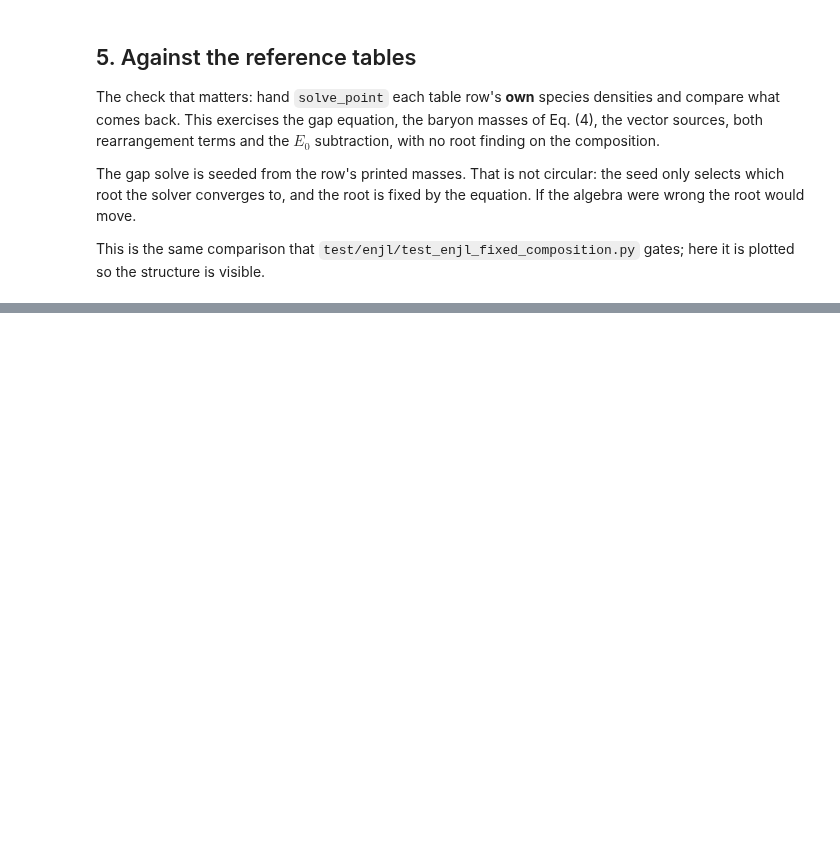
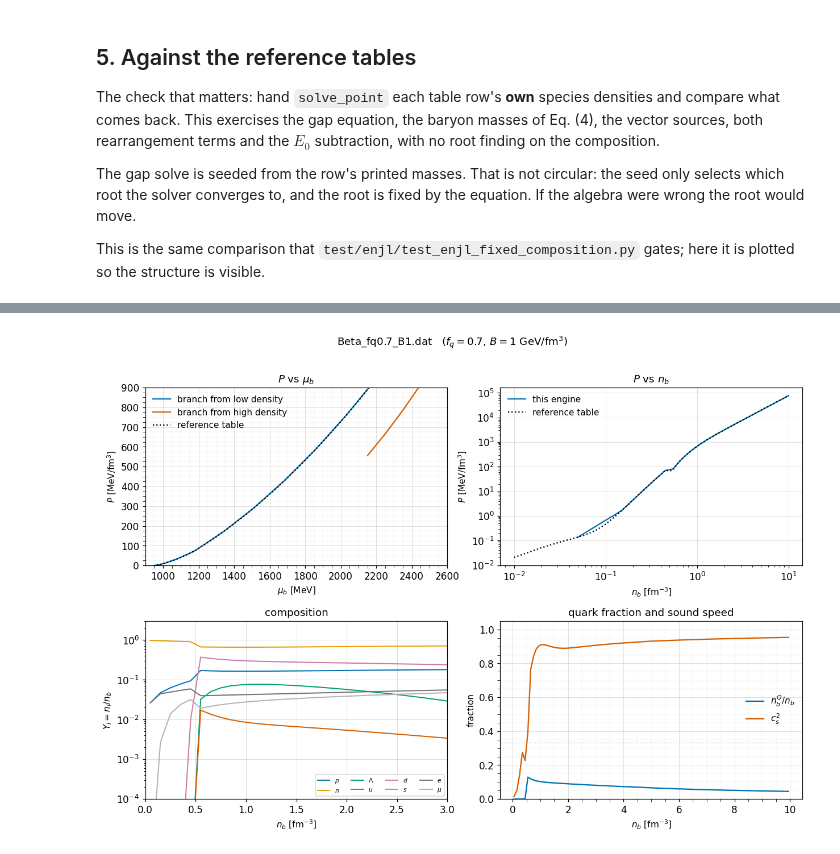
Before and after one commit to guerrinimirco/eos, a Jupyter notebook: notebooks/ENJL_usage.ipynb, the cells around one changed output, grey strips where cells are left out. Drawn from its saved outputs; the diff is of its cells as text; code cells hidden in the pictures; blank space fills up the shorter version.

```diff
--- a/notebooks/ENJL_usage.ipynb
+++ b/notebooks/ENJL_usage.ipynb
@@ -510,0 +555,58 @@ notebook completed
+# %%
+fig, axes = plt.subplots(2, 2, figsize=(11.5, 8.0))
+
+# --- P vs mu_b: the variables a Maxwell construction lives in
+ax = axes[0, 0]
+ax.plot(up["mu_b"], up["P"], color=OKAB_CAT[0], label="branch from low density")
+ax.plot(down["mu_b"], down["P"], color=OKAB_CAT[3],
+        label="branch from high density")
+ax.plot(mu_b_case[ok_case], col_case["P"][ok_case], "k:", lw=1.5,
+        label="reference table")
+ax.set_xlabel(r"$\mu_b$ [MeV]")
+ax.set_ylabel(r"$P$ [MeV/fm$^3$]")
+ax.set_xlim(900, 2600)
+ax.set_ylim(0, 900)
+ax.set_title(r"$P$ vs $\mu_b$")
+apply_style(ax)
+
+# --- P vs n_b: the equation of state itself
+ax = axes[0, 1]
+ax.loglog(up["n_b"], up["P"], color=OKAB_CAT[0], label="this engine")
+ax.loglog(col_case["nB"][ok_case], col_case["P"][ok_case], "k:", lw=1.5,
+          label="reference table")
+ax.set_xlabel(r"$n_b$ [fm$^{-3}$]")
+ax.set_ylabel(r"$P$ [MeV/fm$^3$]")
+ax.set_title("$P$ vs $n_b$")
+apply_style(ax, minor_ticks=False)
+
+# --- particle fractions
+ax = axes[1, 0]
+for sp in SPECIES:
+    ax.semilogy(up["n_b"], np.maximum(up["Y_" + sp], 1e-6),
+                color=COLOR_SP[sp], lw=1.3, label=LABEL_SP[sp])
+ax.set_ylim(1e-4, 3)
+ax.set_xlim(0, 3)
+ax.set_xlabel(r"$n_b$ [fm$^{-3}$]")
+ax.set_ylabel(r"$Y_i = n_i / n_b$")
+ax.set_title("composition")
+apply_style(ax, minor_ticks=False)
+ax.legend(ncol=4, fontsize=7, loc="lower right")
+
+# --- quark fraction and sound speed
+ax = axes[1, 1]
+ax.plot(up["n_b"], up["fq"], color=OKAB_CAT[0], label=r"$n_b^Q / n_b$")
+ax.plot(up["n_b"], np.clip(up["cs2"], 0, 1), color=OKAB_CAT[3],
+        label=r"$c_s^2$")
+ax.axhline(1.0 / 3.0, color="0.7", lw=0.8, ls=":")
+ax.set_xlabel(r"$n_b$ [fm$^{-3}$]")
+ax.set_ylabel("fraction")
+ax.set_ylim(0, 1.05)
+ax.set_title("quark fraction and sound speed")
+apply_style(ax)
+
+fig.suptitle(f"{CASE}   ($f_q = {f_q_case}$, $B = {B_case:g}$ GeV/fm$^3$)",
+             y=1.01)
+plt.tight_layout()
+plt.show()
+# %% [output]
+[figure, added]
```
Also changed, not shown: parts of 14 cells of this notebook, 9 other files.
